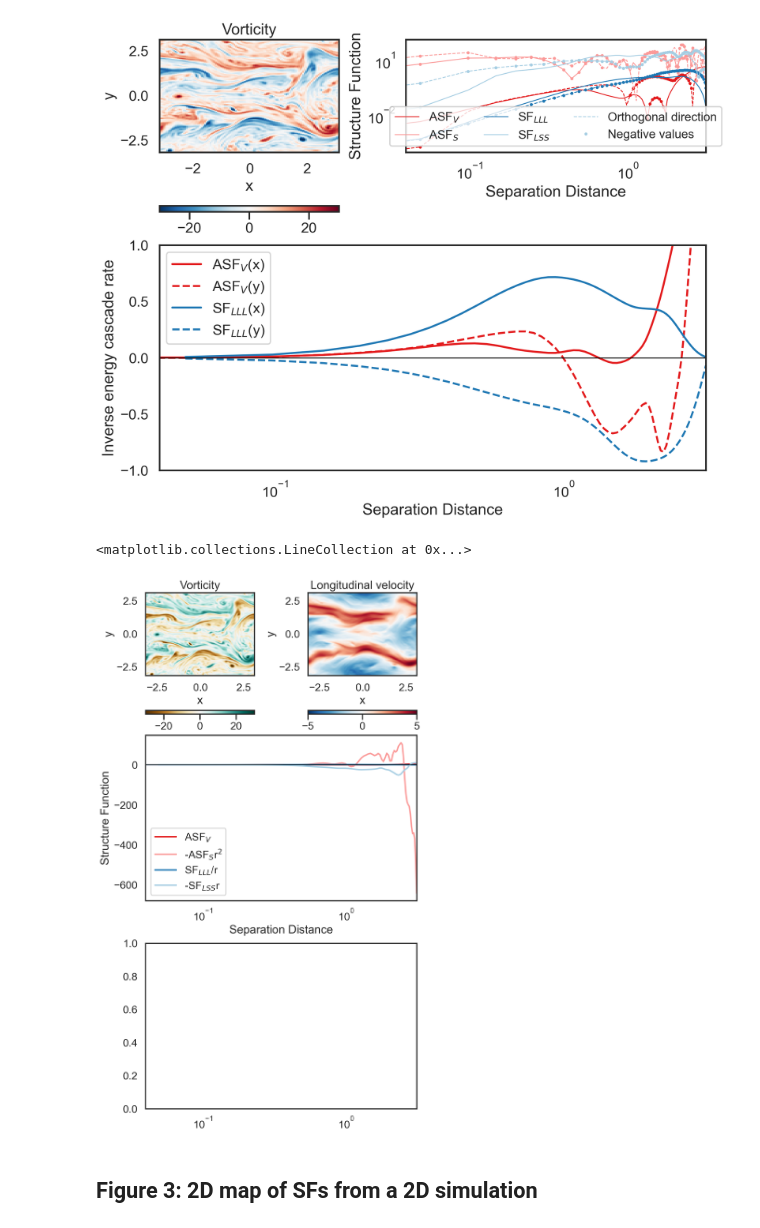
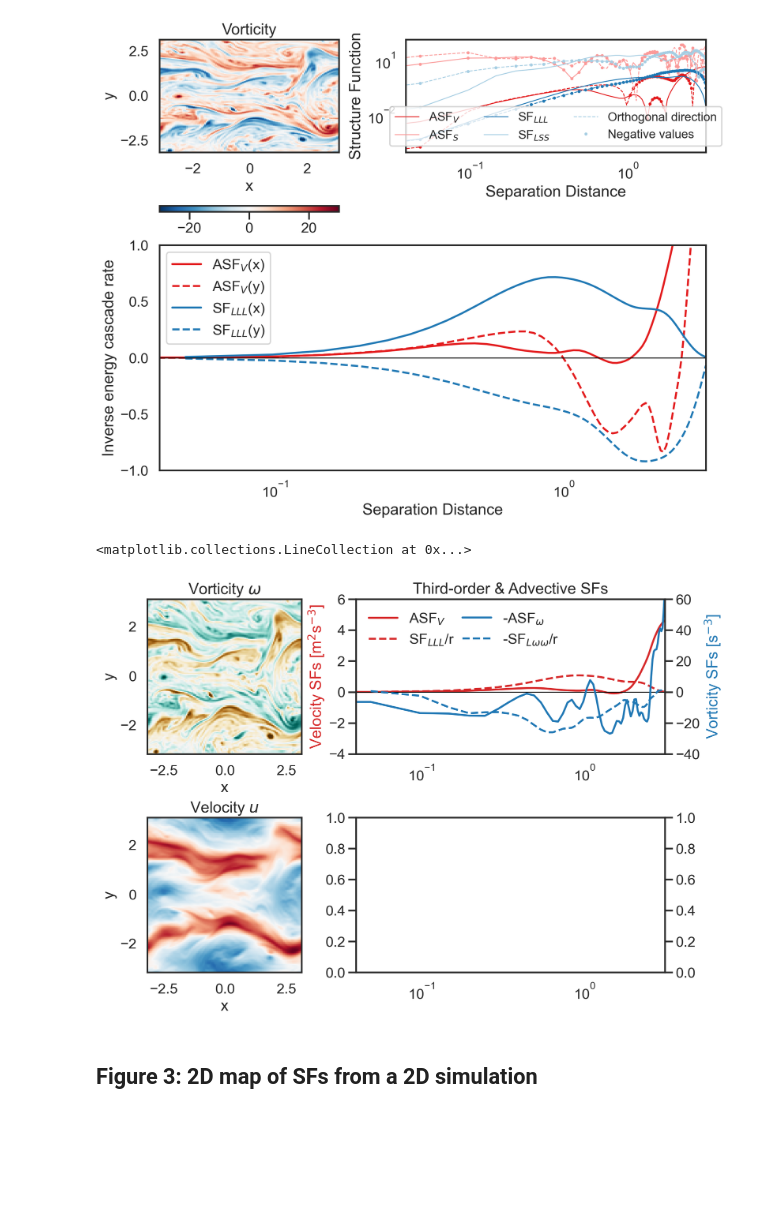
Before and after one commit to cassidymwagner/fluidsf, a Jupyter notebook: paper/analysis_code/figures.ipynb, the cells around one changed output. Drawn from its saved outputs; the diff is of its cells as text; code cells hidden in the pictures; blank space fills up the shorter version.

Commit message:
wip figure formatting

```diff
--- a/paper/analysis_code/figures.ipynb
+++ b/paper/analysis_code/figures.ipynb
@@ -193,77 +193,65 @@ ax3.legend();
 # %%
 colors = plt.cm.Paired(np.linspace(0, 1, 12))
 
-fig = plt.figure(layout="constrained", figsize=(7,12))
+fig = plt.figure(layout="constrained", figsize=(10,7))
 
-gs = GridSpec(5,2, figure=fig)
+gs = GridSpec(2,3, figure=fig)
 ax1 = fig.add_subplot(gs[0, 0])
-ax2 = fig.add_subplot(gs[0, 1])
-ax3 = fig.add_subplot(gs[1:3, :])
-# ax3right = ax3.twinx()
-ax4 = fig.add_subplot(gs[3:, :], sharex=ax3)
+ax2 = fig.add_subplot(gs[1, 0])
+ax3 = fig.add_subplot(gs[0, 1:])
+ax3right = ax3.twinx()
+ax4 = fig.add_subplot(gs[1, 1:], sharex=ax3)
+ax4right = ax4.twinx()
 
 q_map = ax1.pcolormesh(x, y, q, cmap="BrBG", vmin=-30, vmax=30)
 
 ax1.set_xlabel("x")
 ax1.set_ylabel("y")
-ax1.set_title("Vorticity")
-fig.colorbar(
-    q_map,
-    ax=ax1,
-    location="bottom",
-    aspect=30,
-    # pad=-0.15,
-)
+ax1.set_title("Vorticity $\omega$")
 
 u_map = ax2.pcolormesh(x, y, u, cmap="RdBu_r", vmin=-5, vmax=5)
 
 ax2.set_xlabel("x")
 ax2.set_ylabel("y")
-ax2.set_title("Longitudinal velocity")
-fig.colorbar(
-    u_map,
-    ax=ax2,
-    location="bottom",
-    aspect=30,
-    # pad=-0.15,
+ax2.set_title("Velocity $u$")
+
+ax3.semilogx(
+    sf["x-diffs"], sf["SF_advection_velocity_x"], label="ASF$_V$", color='tab:red',
 )
 
-ax3.semilogx(
-    sf["x-diffs"], sf["SF_advection_velocity_x"], label="ASF$_V$", color=colors[5],
+ax3right.semilogx(
+    sf["x-diffs"], sf["SF_advection_scalar_x"], label="-ASF$_{\omega}$", color='tab:blue',
 )
 
-ax3.semilogx(
-    sf["x-diffs"], -sf["SF_advection_scalar_x"]*sf["x-diffs"]**2, label="-ASF$_S$r$^2$", color=colors[4],
-)
-
-ax3.semilogx(sf["x-diffs"], sf["SF_LLL_x"]/sf["x-diffs"], label="SF$_{LLL}$/r", color=colors[1])
+ax3.semilogx(sf["x-diffs"], sf["SF_LLL_x"]/sf["x-diffs"], label="SF$_{LLL}$/r", color='tab:red', linestyle="dashed")
 
 
-ax3.semilogx(sf["x-diffs"], -sf["SF_LSS_x"]*sf["x-diffs"], label="-SF$_{LSS}$r", color=colors[0])
+ax3right.semilogx(sf["x-diffs"], -sf["SF_LSS_x"]/sf["x-diffs"], label="-SF$_{L\omega\omega}$/r", color='tab:blue', linestyle="dashed")
 
 
-ax3.set_xlabel("Separation Distance")
-ax3.set_ylabel("Structure Function")
-ax3.legend()
+ax3.set_ylabel("Velocity SFs [m$^2$s$^{-3}$]", color='tab:red')
+ax3.legend(ncol=1, loc="upper left",frameon=False)
 ax3.set_xlim(sf["x-diffs"].min(), sf["x-diffs"].max())
-# ax3.set_ylim(-1,5)
-# ax3right.set_ylim(-10,50)
-
+ax3.set_ylim(-4,6)
+ax3.set_title('Third-order & Advective SFs')
+ax3right.set_ylim(-4*10,6*10)
+ax3right.set_ylabel("Vorticity SFs [s$^{-3}$]", color='tab:blue')
+ax3right.legend(ncol=1, loc="upper center",frameon=False)
 
 
 # ax3.semilogx(sf["x-diffs"], sf["SF_advection_velocity_x"]/2, color=colors[5], label="ASF$_V$(x)")
 # ax3.semilogx(sf["y-diffs"], sf["SF_advection_velocity_y"]/2, color=colors[5], linestyle="dashed", label="ASF$_V$(y)")
 # ax3.semilogx(sf["x-diffs"], 2 * sf["SF_LLL_x"] / (3*sf["x-diffs"]), color=colors[1], label="SF$_{LLL}$(x)")
 # ax3.semilogx(sf["y-diffs"], 2 * sf["SF_LLL_y"] / (3*sf["y-diffs"]), color=colors[1], linestyle="dashed", label="SF$_{LLL}$(y)")
 ax3.hlines(0, sf["x-diffs"].min(), sf["x-diffs"].max(), lw=1, color="black")
 # ax3.set_xlabel("Separation Distance")
 # ax3.set_ylabel("Inverse energy cascade rate")
 # ax3.set_ylim(-1,1)
 # ax3.set_xlim(sf["x-diffs"].min(), sf["x-diffs"].max())
 # ax3.legend();
 # %% [output]
 <matplotlib.collections.LineCollection at 0x...>
-[figure, old version]
+[figure, new version]
 # %% [markdown]
 ## Figure 3: 2D map of SFs from a 2D simulation
 # %%
```
Also changed, not shown: parts of 2 cells of this notebook.
